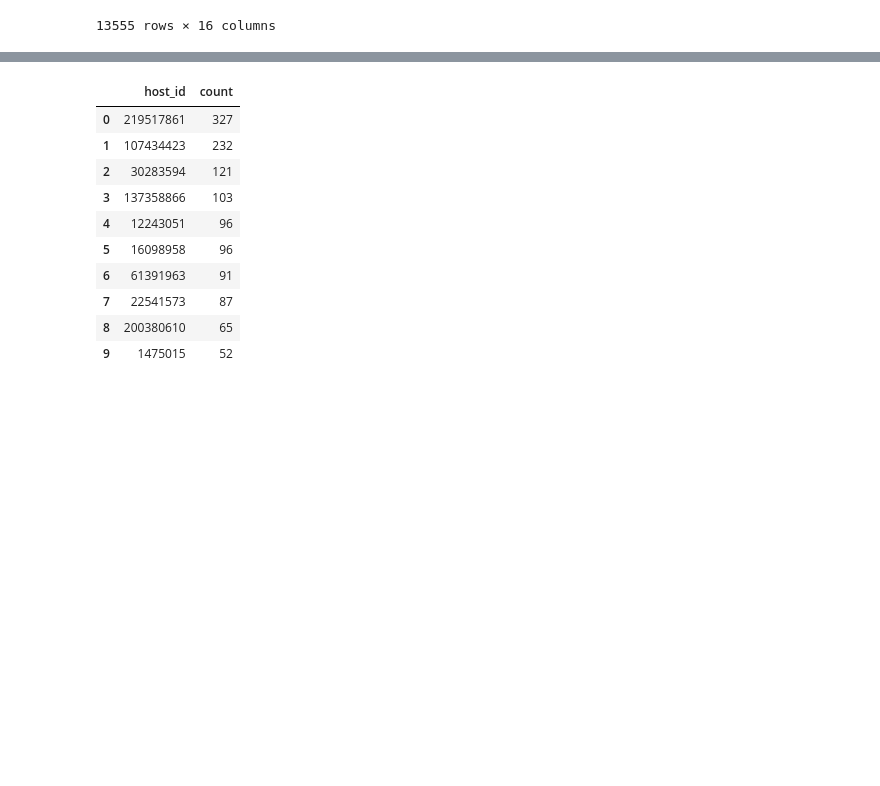
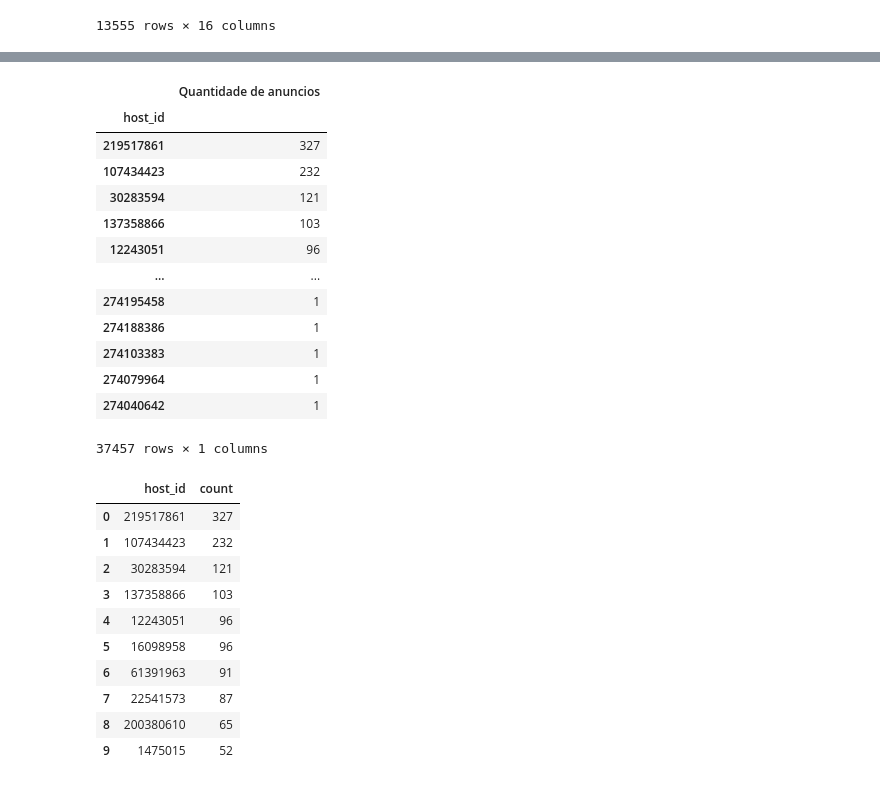
Before and after one commit to AurelioGuilherme/AmbienteDeDesenvolvimento, a Jupyter notebook: Notebooks/data_understanding.ipynb, the cells around one changed output, grey strips where cells are left out. Saved outputs shown, nothing was run; the diff lists cells and outputs as text; code cells hidden in the pictures; blank space fills up the shorter version.

```diff
--- a/Notebooks/data_understanding.ipynb
+++ b/Notebooks/data_understanding.ipynb
@@ -256,3 +276,21 @@ pd.
+# %%
+teste = pd.DataFrame(df.groupby('host_id')['id'].count()).rename({'id': 'Quantidade de anuncios'}, axis=1).sort_values('Quantidade de anuncios', ascending=False)
+teste
+# %% [output]
+|  | Quantidade de anuncios |
+| host_id |  |
+| 219517861 | 327 |
+| 107434423 | 232 |
+| 30283594 | 121 |
+| 137358866 | 103 |
+| 12243051 | 96 |
+| ... | ... |
+| 274195458 | 1 |
+| 274188386 | 1 |
+| 274103383 | 1 |
+| 274079964 | 1 |
+| 274040642 | 1 |
+37457 rows × 1 columns
 # %%
 df["host_id"].value_counts().reset_index().sort_values(by='count',ascending=False).head(10)
 # %% [output]
```
Also changed, not shown: parts of 9 cells of this notebook, 1 other file.
